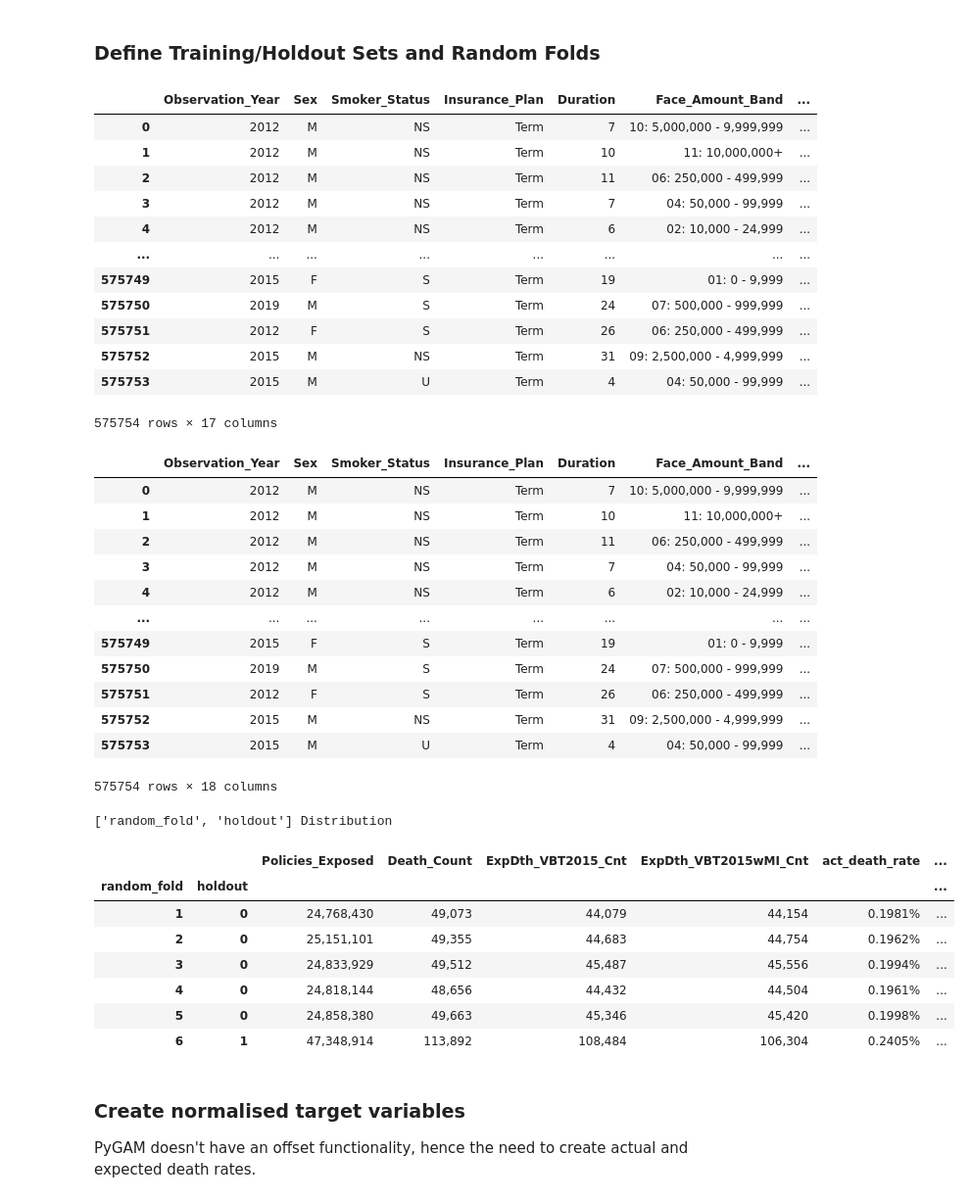
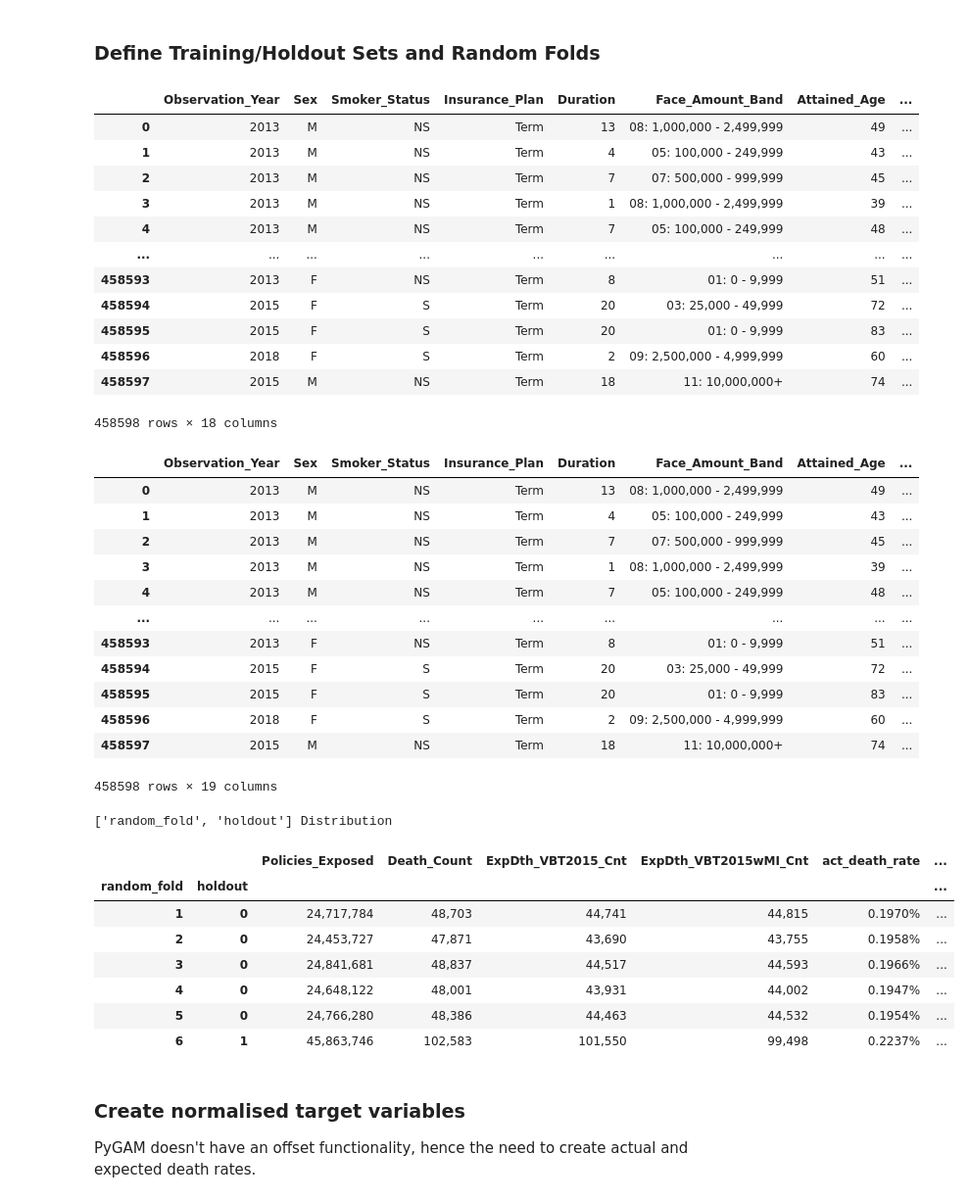
Before and after one commit to ckjackytam/ifoa-ds-health-care-wp, a Jupyter notebook: Python/big-pitch/01 - Create Modelling Data.ipynb, the cells around one changed output. Shown at 98% size. Drawn from its saved outputs; the diff is of its cells as text; code cells hidden in the pictures.

```diff
--- a/Python/big-pitch/01 - Create Modelling Data.ipynb
+++ b/Python/big-pitch/01 - Create Modelling Data.ipynb
@@ -45,9 +45,10 @@ count_to_rate_dict = {
 # Define holdout and random fold column names
 holdout = "holdout"
 random_fold = "random_fold"
+data_version = "_v2"
 
 # Data
-data_file = "export/ILEC_2012_19 - 20240429 (Filtered, Synchronised Attained_Age and Grouped by Selected Features).parquet"
+data_file = f"export/ILEC_2012_19 - 20240429 (Filtered Grouped by Selected Features){data_version}.parquet"
 # %% [markdown]
 ## Create Modelling Data
 ### Import Data
@@ -78,7 +79,7 @@ df_data
 cat_feat = ["Sex", "Smoker_Status"]
 
 # Define the categorical banding output
-output_cat_map = "export/SOA Categorical Mapping.xlsx"
+output_cat_map = f"export/SOA Categorical Mapping{data_version}.xlsx"
 
 ##################################################################
 ##################################################################
@@ -194,0 +199,2 @@ Face_Amount_Band Distribution
+# %%
+df_data["Duration"] = np.where(df_data["Duration"] <= 20, df_data["Duration"], 20)
@@ -199,19 +244,19 @@ Face_Amount_Band Distribution
 df_data[holdout] = np.where(df_data["Observation_Year"].isin([2018, 2019]), 1, 0)
 df_data
 # %% [output]
-|  | Observation_Year | Sex | Smoker_Status | Insurance_Plan | Duration | Face_Amount_Band | ... |
-| 0 | 2012 | M | NS | Term | 7 | 10: 5,000,000 - 9,999,999 | ... |
-| 1 | 2012 | M | NS | Term | 10 | 11: 10,000,000+ | ... |
-| 2 | 2012 | M | NS | Term | 11 | 06: 250,000 - 499,999 | ... |
-| 3 | 2012 | M | NS | Term | 7 | 04: 50,000 - 99,999 | ... |
-| 4 | 2012 | M | NS | Term | 6 | 02: 10,000 - 24,999 | ... |
-| ... | ... | ... | ... | ... | ... | ... | ... |
-| 575749 | 2015 | F | S | Term | 19 | 01: 0 - 9,999 | ... |
-| 575750 | 2019 | M | S | Term | 24 | 07: 500,000 - 999,999 | ... |
-| 575751 | 2012 | F | S | Term | 26 | 06: 250,000 - 499,999 | ... |
-| 575752 | 2015 | M | NS | Term | 31 | 09: 2,500,000 - 4,999,999 | ... |
-| 575753 | 2015 | M | U | Term | 4 | 04: 50,000 - 99,999 | ... |
+|  | Observation_Year | Sex | Smoker_Status | Insurance_Plan | Duration | Face_Amount_Band | Attained_Age | ... |
+| 0 | 2013 | M | NS | Term | 13 | 08: 1,000,000 - 2,499,999 | 49 | ... |
+| 1 | 2013 | M | NS | Term | 4 | 05: 100,000 - 249,999 | 43 | ... |
+| 2 | 2013 | M | NS | Term | 7 | 07: 500,000 - 999,999 | 45 | ... |
+| 3 | 2013 | M | NS | Term | 1 | 08: 1,000,000 - 2,499,999 | 39 | ... |
+| 4 | 2013 | M | NS | Term | 7 | 05: 100,000 - 249,999 | 48 | ... |
+| ... | ... | ... | ... | ... | ... | ... | ... | ... |
+| 458593 | 2013 | F | NS | Term | 8 | 01: 0 - 9,999 | 51 | ... |
+| 458594 | 2015 | F | S | Term | 20 | 03: 25,000 - 49,999 | 72 | ... |
+| 458595 | 2015 | F | S | Term | 20 | 01: 0 - 9,999 | 83 | ... |
+| 458596 | 2018 | F | S | Term | 2 | 09: 2,500,000 - 4,999,999 | 60 | ... |
+| 458597 | 2015 | M | NS | Term | 18 | 11: 10,000,000+ | 74 | ... |
-575754 rows × 17 columns
+458598 rows × 18 columns
 # %%
 #####################################################################################
 #####################################################################################
@@ -230,19 +275,19 @@ df_data[random_fold] = np.where(
 )
 df_data
 # %% [output]
-|  | Observation_Year | Sex | Smoker_Status | Insurance_Plan | Duration | Face_Amount_Band | ... |
-| 0 | 2012 | M | NS | Term | 7 | 10: 5,000,000 - 9,999,999 | ... |
-| 1 | 2012 | M | NS | Term | 10 | 11: 10,000,000+ | ... |
-| 2 | 2012 | M | NS | Term | 11 | 06: 250,000 - 499,999 | ... |
-| 3 | 2012 | M | NS | Term | 7 | 04: 50,000 - 99,999 | ... |
-| 4 | 2012 | M | NS | Term | 6 | 02: 10,000 - 24,999 | ... |
-| ... | ... | ... | ... | ... | ... | ... | ... |
-| 575749 | 2015 | F | S | Term | 19 | 01: 0 - 9,999 | ... |
-| 575750 | 2019 | M | S | Term | 24 | 07: 500,000 - 999,999 | ... |
-| 575751 | 2012 | F | S | Term | 26 | 06: 250,000 - 499,999 | ... |
-| 575752 | 2015 | M | NS | Term | 31 | 09: 2,500,000 - 4,999,999 | ... |
-| 575753 | 2015 | M | U | Term | 4 | 04: 50,000 - 99,999 | ... |
+|  | Observation_Year | Sex | Smoker_Status | Insurance_Plan | Duration | Face_Amount_Band | Attained_Age | ... |
+| 0 | 2013 | M | NS | Term | 13 | 08: 1,000,000 - 2,499,999 | 49 | ... |
+| 1 | 2013 | M | NS | Term | 4 | 05: 100,000 - 249,999 | 43 | ... |
+| 2 | 2013 | M | NS | Term | 7 | 07: 500,000 - 999,999 | 45 | ... |
+| 3 | 2013 | M | NS | Term | 1 | 08: 1,000,000 - 2,499,999 | 39 | ... |
+| 4 | 2013 | M | NS | Term | 7 | 05: 100,000 - 249,999 | 48 | ... |
+| ... | ... | ... | ... | ... | ... | ... | ... | ... |
+| 458593 | 2013 | F | NS | Term | 8 | 01: 0 - 9,999 | 51 | ... |
+| 458594 | 2015 | F | S | Term | 20 | 03: 25,000 - 49,999 | 72 | ... |
+| 458595 | 2015 | F | S | Term | 20 | 01: 0 - 9,999 | 83 | ... |
+| 458596 | 2018 | F | S | Term | 2 | 09: 2,500,000 - 4,999,999 | 60 | ... |
+| 458597 | 2015 | M | NS | Term | 18 | 11: 10,000,000+ | 74 | ... |
-575754 rows × 18 columns
+458598 rows × 19 columns
 # %%
 ####################################################################
 ####################################################################
@@ -252,40 +297,40 @@ var = [random_fold, holdout]
 format_dict = {
     exposure: "{:,.0f}",
     **{k: "{:,.0f}" for k, _ in count_to_rate_dict.items()},
     **{v: "{:,.4%}" for _, v in count_to_rate_dict.items()},
 }
 bar_dict = {
     exposure: "grey",
-    **{v: "grey" for k, _ in count_to_rate_dict.items()},
+    **{k: "grey" for k, _ in count_to_rate_dict.items()},
     **{v: "blue" for _, v in count_to_rate_dict.items()},
 }
 caption = f"{var} Distribution"
 
 ####################################################################
 ####################################################################
 
 # Check its distribution and the actual and expected death rates
 df_gb = df_data.groupby(var, dropna=False)[
     [exposure, act_death, exp_death, exp_death_mi]
 ].sum()
 
 for k, v in count_to_rate_dict.items():
     df_gb[v] = df_gb[k] / df_gb[exposure]
 
 # Display result
 df_gb.style.pipe(
     lambda x: utils.make_pretty_pivot(x, format_dict, caption, bar_dict=bar_dict)
 )
 # %% [output]
 ['random_fold', 'holdout'] Distribution
 |  |  | Policies_Exposed | Death_Count | ExpDth_VBT2015_Cnt | ExpDth_VBT2015wMI_Cnt | act_death_rate | ... |
 | random_fold | holdout |  |  |  |  |  | ... |
-| 1 | 0 | 24,768,430 | 49,073 | 44,079 | 44,154 | 0.1981% | ... |
-| 2 | 0 | 25,151,101 | 49,355 | 44,683 | 44,754 | 0.1962% | ... |
-| 3 | 0 | 24,833,929 | 49,512 | 45,487 | 45,556 | 0.1994% | ... |
-| 4 | 0 | 24,818,144 | 48,656 | 44,432 | 44,504 | 0.1961% | ... |
-| 5 | 0 | 24,858,380 | 49,663 | 45,346 | 45,420 | 0.1998% | ... |
-| 6 | 1 | 47,348,914 | 113,892 | 108,484 | 106,304 | 0.2405% | ... |
+| 1 | 0 | 24,717,784 | 48,703 | 44,741 | 44,815 | 0.1970% | ... |
+| 2 | 0 | 24,453,727 | 47,871 | 43,690 | 43,755 | 0.1958% | ... |
+| 3 | 0 | 24,841,681 | 48,837 | 44,517 | 44,593 | 0.1966% | ... |
+| 4 | 0 | 24,648,122 | 48,001 | 43,931 | 44,002 | 0.1947% | ... |
+| 5 | 0 | 24,766,280 | 48,386 | 44,463 | 44,532 | 0.1954% | ... |
+| 6 | 1 | 45,863,746 | 102,583 | 101,550 | 99,498 | 0.2237% | ... |
 # %% [markdown]
 ### Create normalised target variables
 PyGAM doesn't have an offset functionality, hence the need to create actual and expected death rates.
```
Also changed, not shown: parts of 11 cells of this notebook, 7 other files.
